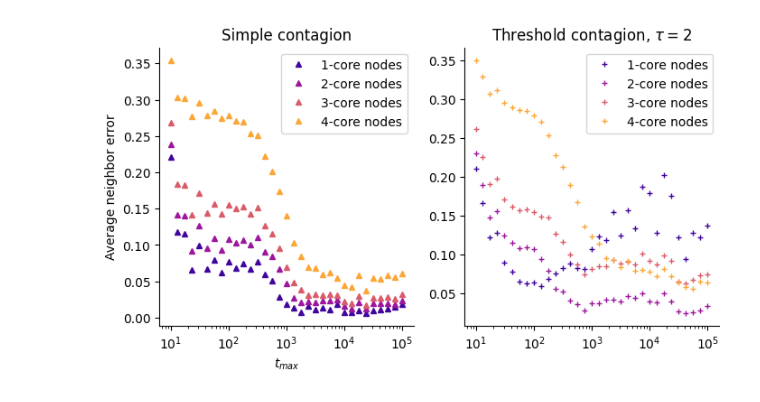
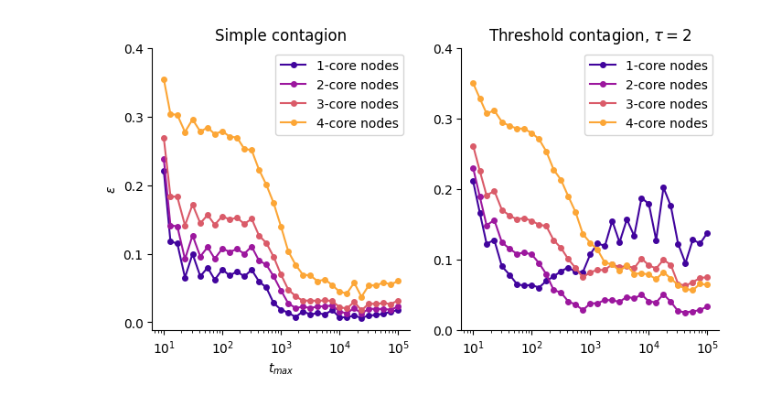
Before and after one commit to nwlandry/complex-network-reconstruction, a Jupyter notebook: plot_fig3.ipynb, the cells around one changed output. Cells and saved outputs as stored; diff of their text form; code cells hidden in the pictures.

```diff
--- a/plot_fig3.ipynb
+++ b/plot_fig3.ipynb
@@ -30,31 +171,65 @@ coreness[list(kc)] = list(kc.values())
 # %%
 ## Coreness
 
 ms = 4
 alpha = 1
 colormap = plt.cm.plasma
 cmap = lambda x: colormap(np.interp(x, [coreness.min(), coreness.max()], [0.1, 0.8]))
 
 x = tmax
-y1 = np.array([nodal_performance(Q[0, i].mean(axis=0), A) for i in range(n_t)]).T
-y2 = np.array([nodal_performance(Q[1, i].mean(axis=0), A) for i in range(n_t)]).T
+y1 = np.zeros([n_r, n_t, n])
+y2 = np.zeros([n_r, n_t, n])
+for i in range(n_r):
+    y1[i] = [nodal_performance(Q[0, j, i], A) for j in range(n_t)]
+    y2[i] = [nodal_performance(Q[1, j, i], A) for j in range(n_t)]
 
 plt.figure(figsize=(8, 4))
 
 plt.subplot(121)
 plt.title("Simple contagion")
 for k in np.unique(coreness):
-    plt.semilogx(x, y1[np.where(coreness==k)].mean(axis=0), "^", markersize=ms, color=cmap(k), alpha=alpha, label=f"{int(k)}-core nodes")
+    n_k = sum(coreness == k)
+    y = np.zeros([n_r, n_t, n_k])
+    for i in range(n_r):
+        y[i] = y1[i, :, coreness == k].T
+    ymean = y.mean(axis=2).mean(axis=0)
+    ystd = y.mean(axis=2).std(axis=0)
+    plt.semilogx(
+        x,
+        ymean,
+        "o-",
+        markersize=ms,
+        color=cmap(k),
+        alpha=alpha,
+        label=f"{int(k)}-core nodes",
+    )
 plt.legend()
-plt.ylabel("Average neighbor error")
+plt.yticks([0, 0.1, 0.2, 0.3, 0.4])
+plt.ylabel(r"$\varepsilon$")
 plt.xlabel(r"$t_{max}$")
 
 plt.subplot(122)
 plt.title(r"Threshold contagion, $\tau=2$")
 for k in np.unique(coreness):
-    plt.semilogx(x, y2[np.where(coreness==k)].mean(axis=0), "+", markersize=ms, color=cmap(k), alpha=alpha, label=f"{int(k)}-core nodes")
+    n_k = sum(coreness == k)
+    y = np.zeros([n_r, n_t, n_k])
+    for i in range(n_r):
+        y[i] = y2[i, :, coreness == k].T
+    ymean = y.mean(axis=2).mean(axis=0)
+    ystd = y.mean(axis=2).std(axis=0)
+    plt.semilogx(
+        x,
+        ymean,
+        "o-",
+        markersize=ms,
+        color=cmap(k),
+        alpha=alpha,
+        label=f"{int(k)}-core nodes",
+    )
+
+plt.yticks([0, 0.1, 0.2, 0.3, 0.4])
 
 plt.legend()
 sns.despine()
 # %% [output]
-[figure, old version]
+[figure, new version]
```
Also changed, not shown: parts of 13 cells of this notebook, 34 other files.
